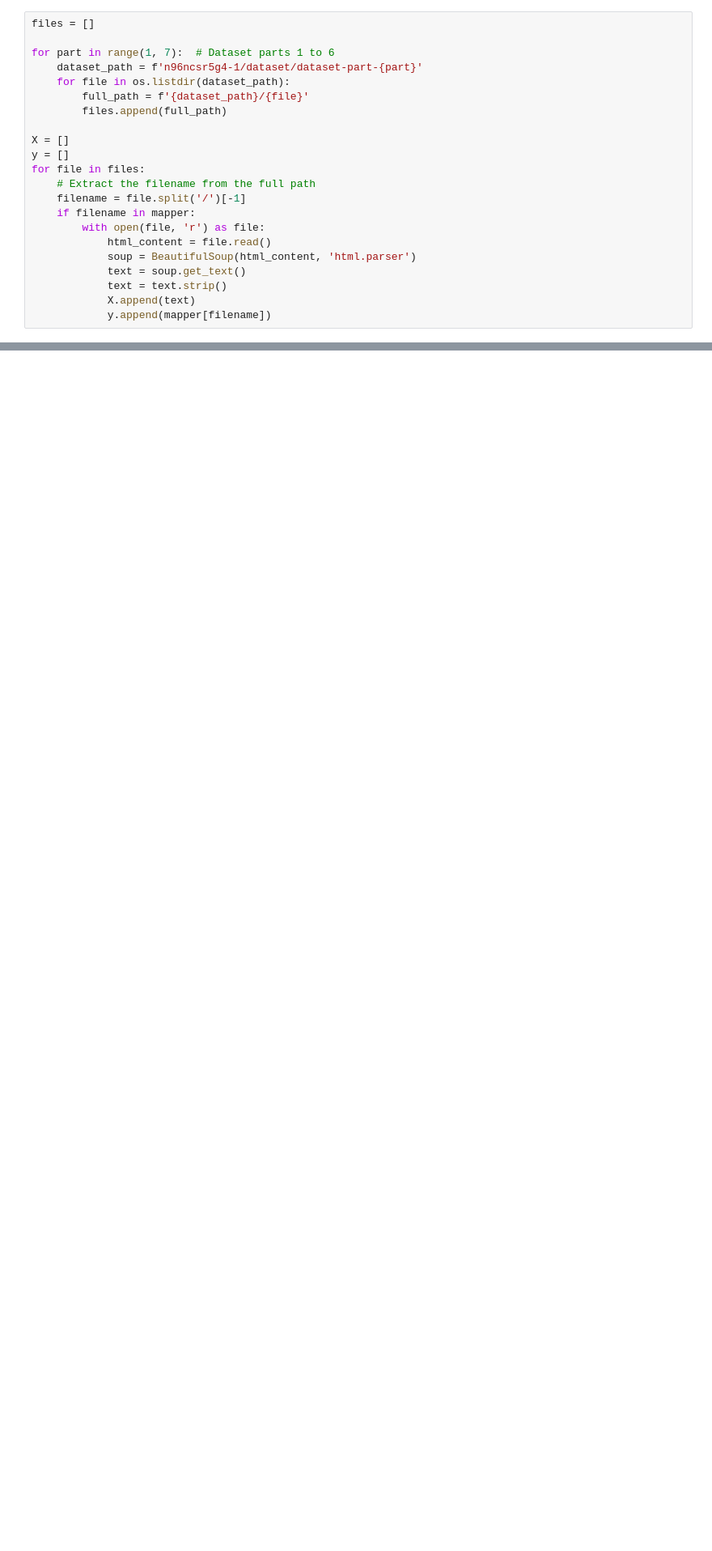
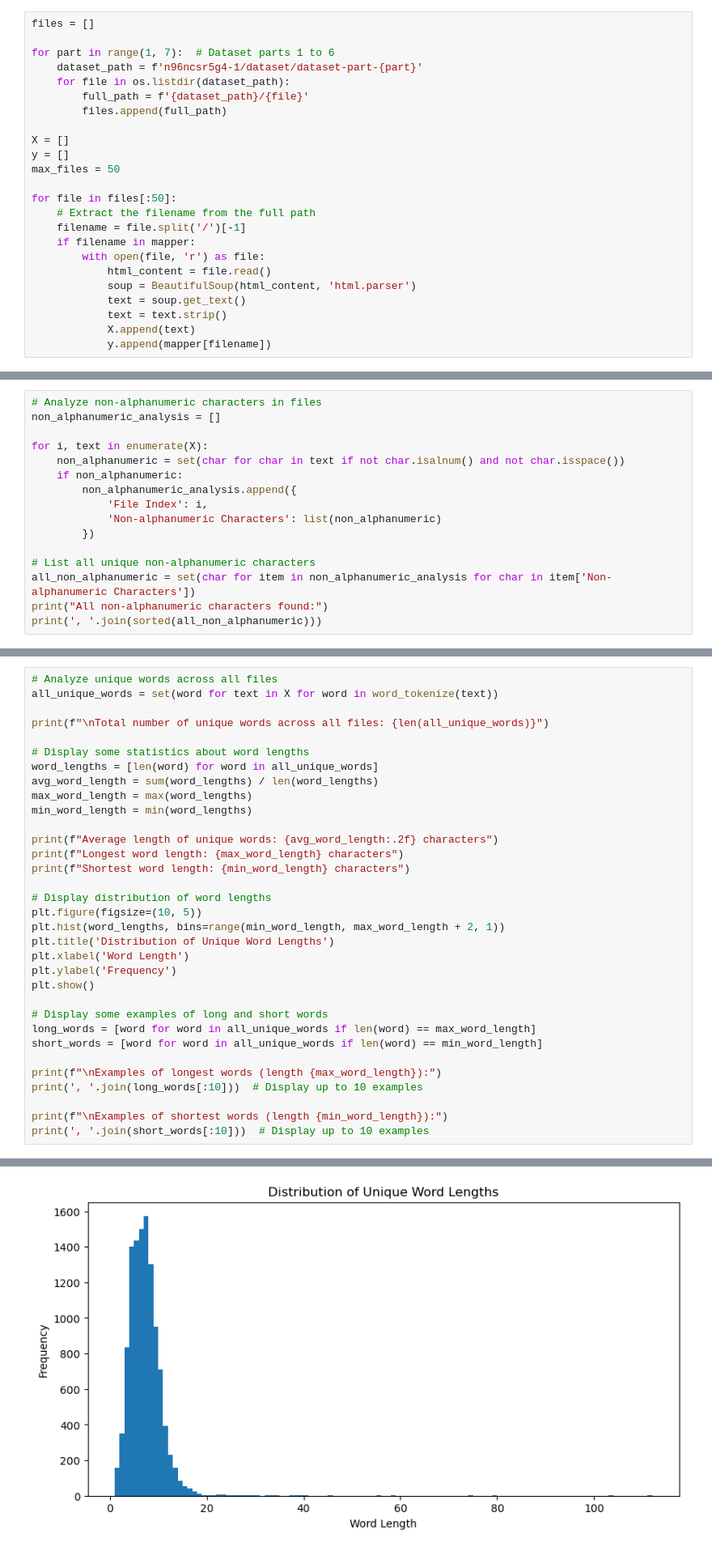
Before and after one commit to JuanPabloSGU/phishnet, a Jupyter notebook: artint/src/common/deep_preprocessing.ipynb, the cells around one changed output, grey strips where cells are left out. Shown at 81% size. Cells and saved outputs as stored; diff of their text form; blank space fills up the shorter version.

```diff
--- a/artint/src/common/deep_preprocessing.ipynb
+++ b/artint/src/common/deep_preprocessing.ipynb
@@ -40,7 +42,9 @@ for part in range(1, 7):  # Dataset parts 1 to 6
 
 X = []
 y = []
-for file in files:
+max_files = 50
+
+for file in files[:50]:
     # Extract the filename from the full path
     filename = file.split('/')[-1]
     if filename in mapper:
@@ -55,0 +147,16 @@ for file in files:
+# %%
+# Analyze non-alphanumeric characters in files
+non_alphanumeric_analysis = []
+
+for i, text in enumerate(X):
+    non_alphanumeric = set(char for char in text if not char.isalnum() and not char.isspace())
+    if non_alphanumeric:
+        non_alphanumeric_analysis.append({
+            'File Index': i,
+            'Non-alphanumeric Characters': list(non_alphanumeric)
+        })
+
+# List all unique non-alphanumeric characters
+all_non_alphanumeric = set(char for item in non_alphanumeric_analysis for char in item['Non-alphanumeric Characters'])
+print("All non-alphanumeric characters found:")
+print(', '.join(sorted(all_non_alphanumeric)))
@@ -55,0 +166,34 @@ for file in files:
+# %%
+# Analyze unique words across all files
+all_unique_words = set(word for text in X for word in word_tokenize(text))
+
+print(f"\nTotal number of unique words across all files: {len(all_unique_words)}")
+
+# Display some statistics about word lengths
+word_lengths = [len(word) for word in all_unique_words]
+avg_word_length = sum(word_lengths) / len(word_lengths)
+max_word_length = max(word_lengths)
+min_word_length = min(word_lengths)
+
+print(f"Average length of unique words: {avg_word_length:.2f} characters")
+print(f"Longest word length: {max_word_length} characters")
+print(f"Shortest word length: {min_word_length} characters")
+
+# Display distribution of word lengths
+plt.figure(figsize=(10, 5))
+plt.hist(word_lengths, bins=range(min_word_length, max_word_length + 2, 1))
+plt.title('Distribution of Unique Word Lengths')
+plt.xlabel('Word Length')
+plt.ylabel('Frequency')
+plt.show()
+
+# Display some examples of long and short words
+long_words = [word for word in all_unique_words if len(word) == max_word_length]
+short_words = [word for word in all_unique_words if len(word) == min_word_length]
+
+print(f"\nExamples of longest words (length {max_word_length}):")
+print(', '.join(long_words[:10]))  # Display up to 10 examples
+
+print(f"\nExamples of shortest words (length {min_word_length}):")
+print(', '.join(short_words[:10]))  # Display up to 10 examples
+# %% [output]
@@ -55,0 +204 @@ for file in files:
+[figure, added]
```
Also changed, not shown: parts of 15 cells of this notebook.
